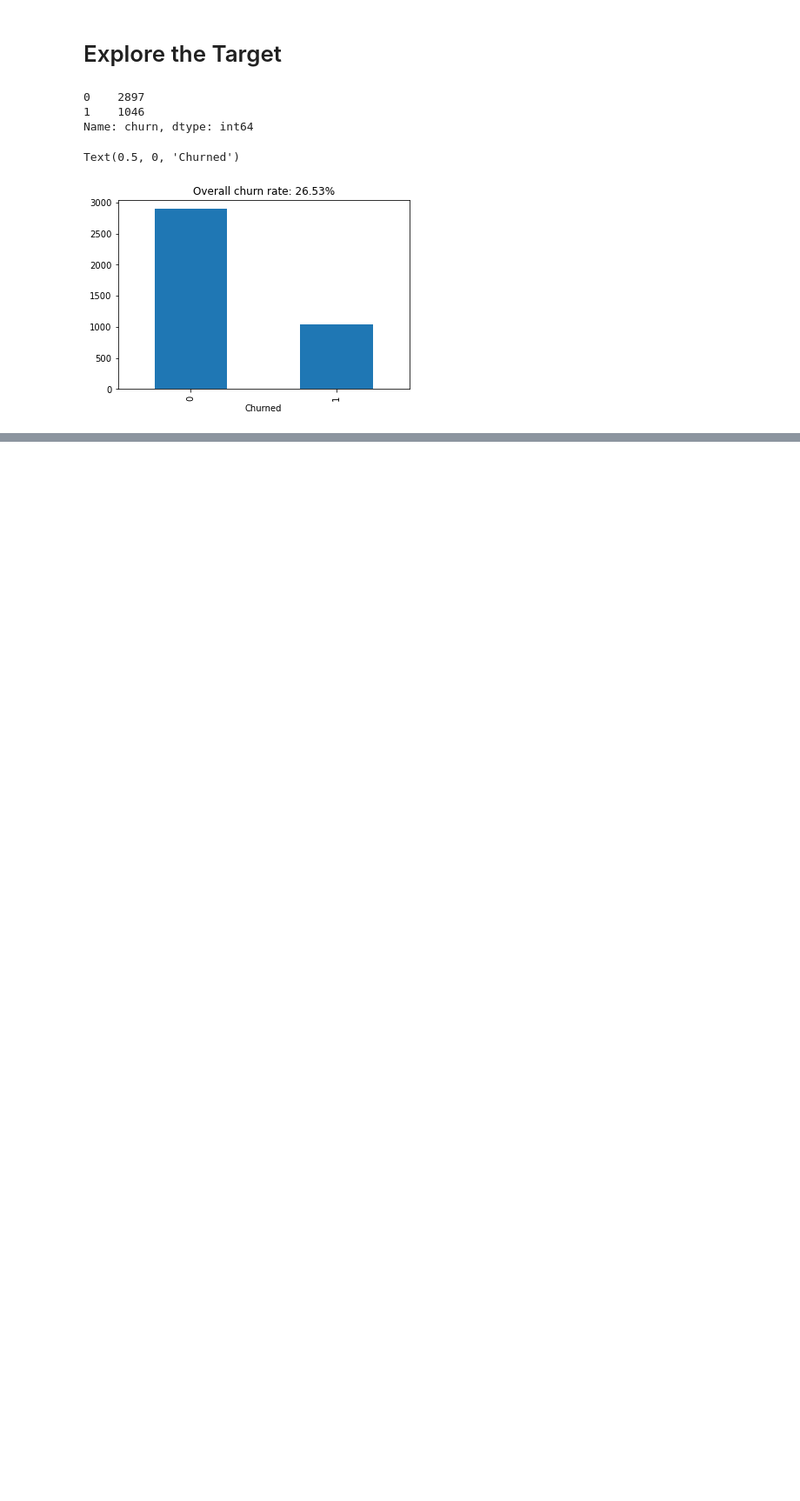
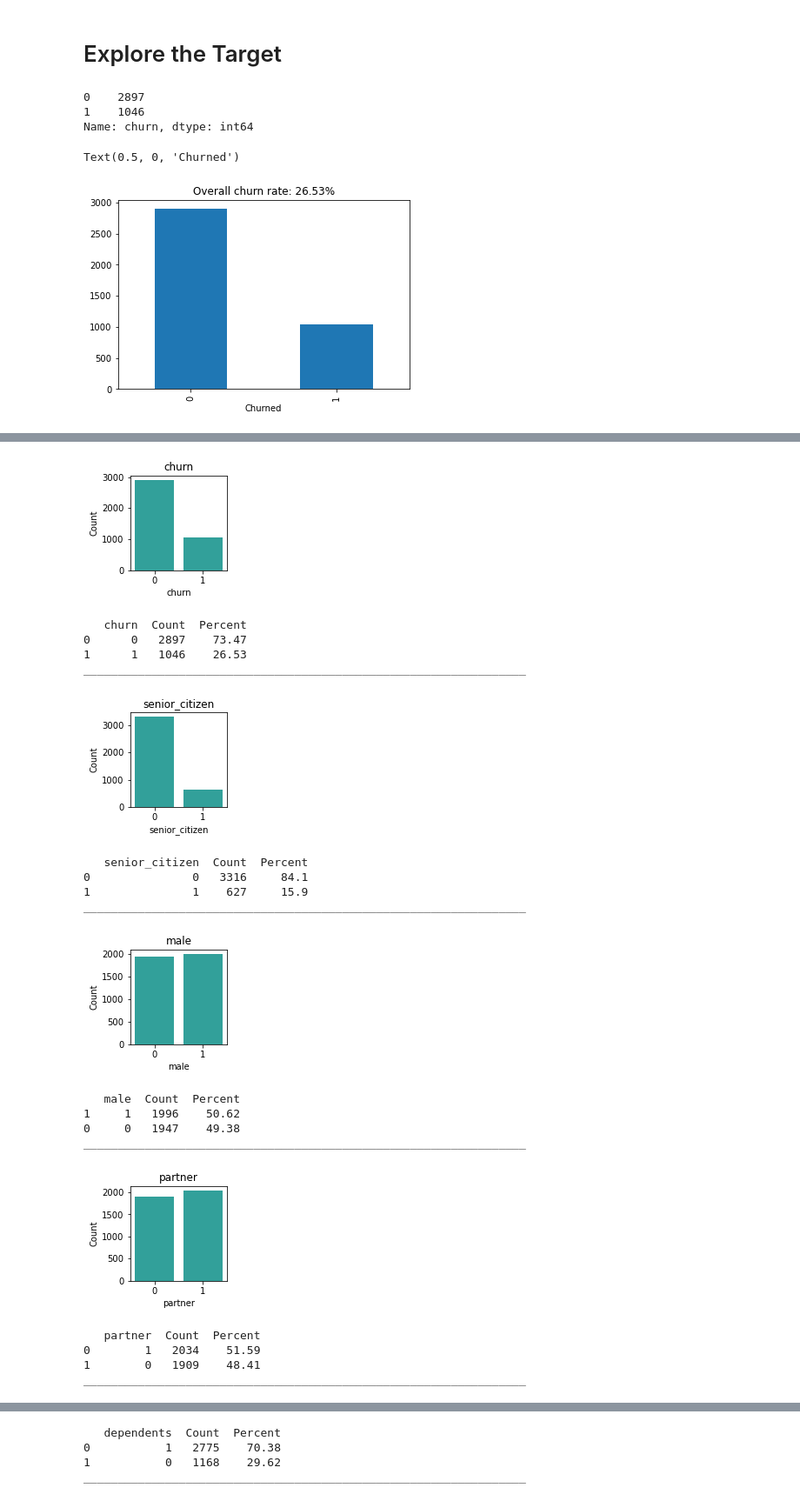
Before and after one commit to johngrinstead/classification_project, a Jupyter notebook: explore.ipynb, the cells around one changed output, grey strips where cells are left out. Shown at 87% size. Drawn from its saved outputs; the diff is of its cells as text; code cells hidden in the pictures; blank space fills up the shorter version.

Commit message:
updated explore.py

```diff
--- a/explore.ipynb
+++ b/explore.ipynb
@@ -90,3 +94,26 @@ list(train.columns)
 # %%
-cat_vars = ['senior_citizen', 'male', 'partner', 'dependents', 'phone_service', 'no_phone_service', 'multiple_lines', 'no_internet_service', 'online_security', 'device_protection', 'tech_support', 'streaming_tv', 'streaming_movies', 'paperless', 'churn', 'one_year', 'two_year', 'fiber_optic', 'credit_card', 'electric_check', 'mailed_check', 'online_backup', 'live_alone', 'new_customer']
+cat_vars = ['churn', 'senior_citizen', 'male', 'partner', 'dependents', 'phone_service', 'multiple_lines', 'no_internet_service', 'online_security', 'device_protection', 'tech_support', 'streaming_tv', 'streaming_movies', 'paperless', 'one_year', 'two_year', 'fiber_optic', 'credit_card', 'electric_check', 'mailed_check', 'online_backup', 'live_alone', 'new_customer']
 quant_vars = ['tenure', 'monthly_charges', 'total_charges']
+# %%
+explore.explore_univariate(train, cat_vars, quant_vars)
+# %% [output]
+[figure, added]
+   churn  Count  Percent
+0      0   2897    73.47
+1      1   1046    26.53
+_________________________________________________________________
+[figure, added]
+   senior_citizen  Count  Percent
+0               0   3316     84.1
+1               1    627     15.9
+_________________________________________________________________
+[figure, added]
+   male  Count  Percent
+1     1   1996    50.62
+0     0   1947    49.38
+_________________________________________________________________
+[figure, added]
+   partner  Count  Percent
+0        1   2034    51.59
+1        0   1909    48.41
+_________________________________________________________________
@@ -92,0 +121,4 @@ quant_vars = ['tenure', 'monthly_charges', 'total_charges']
+   dependents  Count  Percent
+0           1   2775    70.38
+1           0   1168    29.62
+_________________________________________________________________
```
Also changed, not shown: parts of 13 cells of this notebook, 3 other files.
